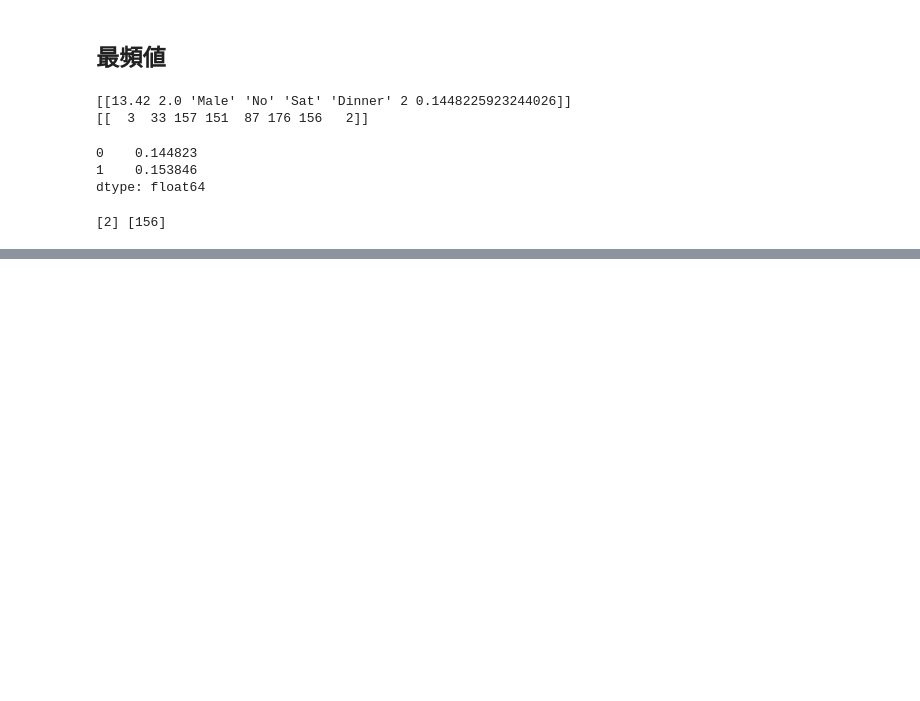
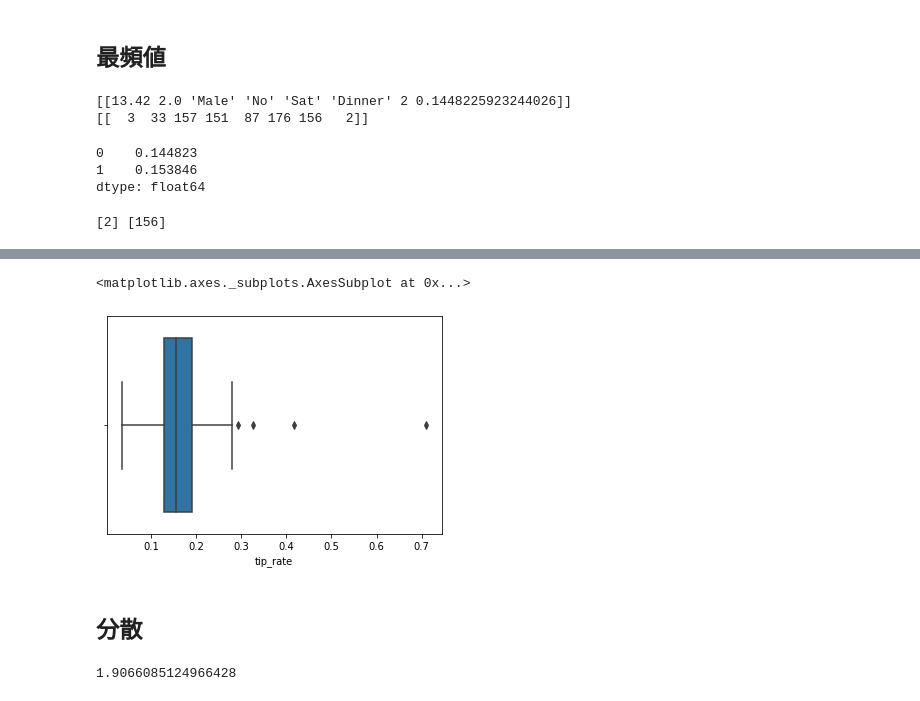
Before and after one commit to Ito-01-20/statistics_practice, a Jupyter notebook: statistics.ipynb, the cells around one changed output, grey strips where cells are left out. Cells and saved outputs as stored; diff of their text form; code cells hidden in the pictures; blank space fills up the shorter version.

```diff
--- a/statistics.ipynb
+++ b/statistics.ipynb
@@ -142,0 +187,11 @@ print(mode, count)
+# %%
+sns.boxplot(df['tip_rate'])
+# %% [output]
+<matplotlib.axes._subplots.AxesSubplot at 0x...>
+[figure, added]
+# %% [markdown]
+## 分散
+# %%
+np.var(df['tip'])
+# %% [output]
+1.9066085124966428
```
Also changed, not shown: parts of 14 cells of this notebook.
